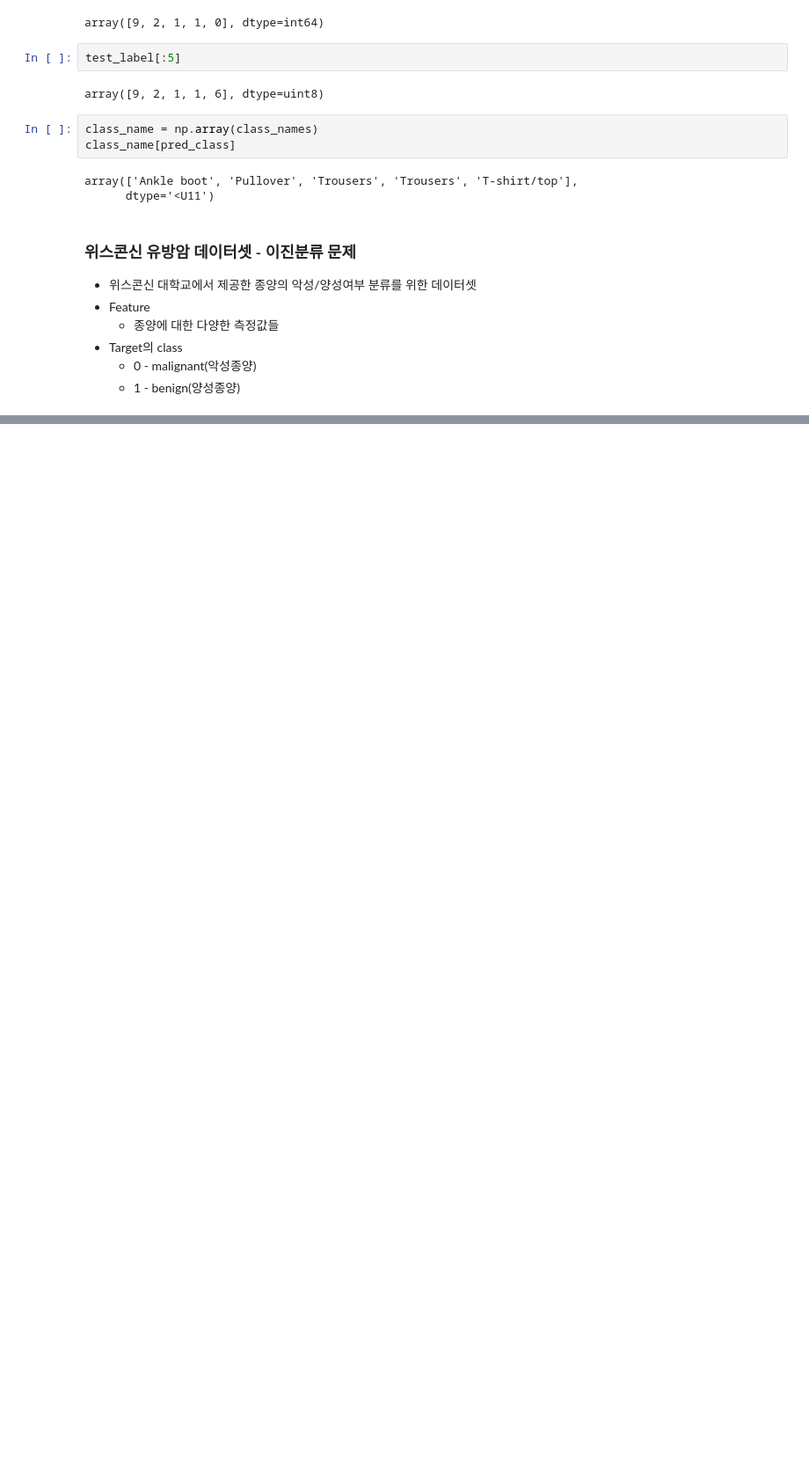
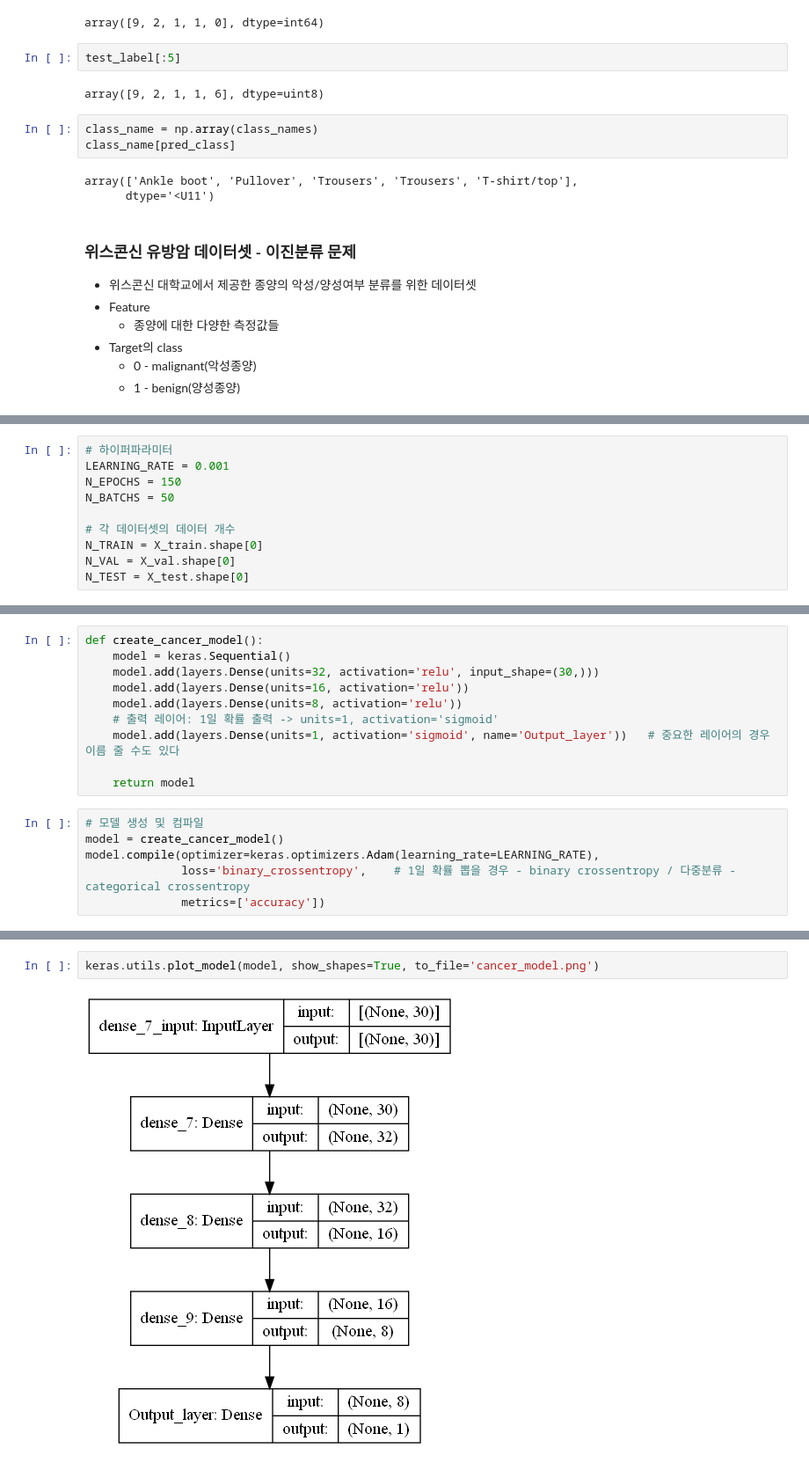
Before and after one commit to purple-cabbage0030/class_review, a Jupyter notebook: 13.deepLearning/04_DNN_분류_회귀.ipynb, the cells around one changed output, grey strips where cells are left out. Shown at 88% size. Cells and saved outputs as stored; diff of their text form; blank space fills up the shorter version.

```diff
--- a/13.deepLearning/04_DNN_분류_회귀.ipynb
+++ b/13.deepLearning/04_DNN_분류_회귀.ipynb
@@ -876,0 +908,10 @@ array(['Ankle boot', 'Pullover', 'Trousers', 'Trousers', 'T-shirt/top'],
+# %%
+# 하이퍼파라미터
+LEARNING_RATE = 0.001
+N_EPOCHS = 150
+N_BATCHS = 50
+
+# 각 데이터셋의 데이터 개수
+N_TRAIN = X_train.shape[0]
+N_VAL = X_val.shape[0]
+N_TEST = X_test.shape[0]
@@ -876,0 +940,16 @@ array(['Ankle boot', 'Pullover', 'Trousers', 'Trousers', 'T-shirt/top'],
+# %%
+def create_cancer_model():
+    model = keras.Sequential()
+    model.add(layers.Dense(units=32, activation='relu', input_shape=(30,)))
+    model.add(layers.Dense(units=16, activation='relu'))
+    model.add(layers.Dense(units=8, activation='relu'))
+    # 출력 레이어: 1일 확률 출력 -> units=1, activation='sigmoid'
+    model.add(layers.Dense(units=1, activation='sigmoid', name='Output_layer'))   # 중요한 레이어의 경우 이름 줄 수도 있다
+
+    return model
+# %%
+# 모델 생성 및 컴파일
+model = create_cancer_model()
+model.compile(optimizer=keras.optimizers.Adam(learning_rate=LEARNING_RATE),
+              loss='binary_crossentropy',    # 1일 확률 뽑을 경우 - binary crossentropy / 다중분류 - categorical crossentropy
+              metrics=['accuracy'])
@@ -876,0 +975,4 @@ array(['Ankle boot', 'Pullover', 'Trousers', 'Trousers', 'T-shirt/top'],
+# %%
+keras.utils.plot_model(model, show_shapes=True, to_file='cancer_model.png')
+# %% [output]
+[figure, added]
```
Also changed, not shown: parts of 29 cells of this notebook.
